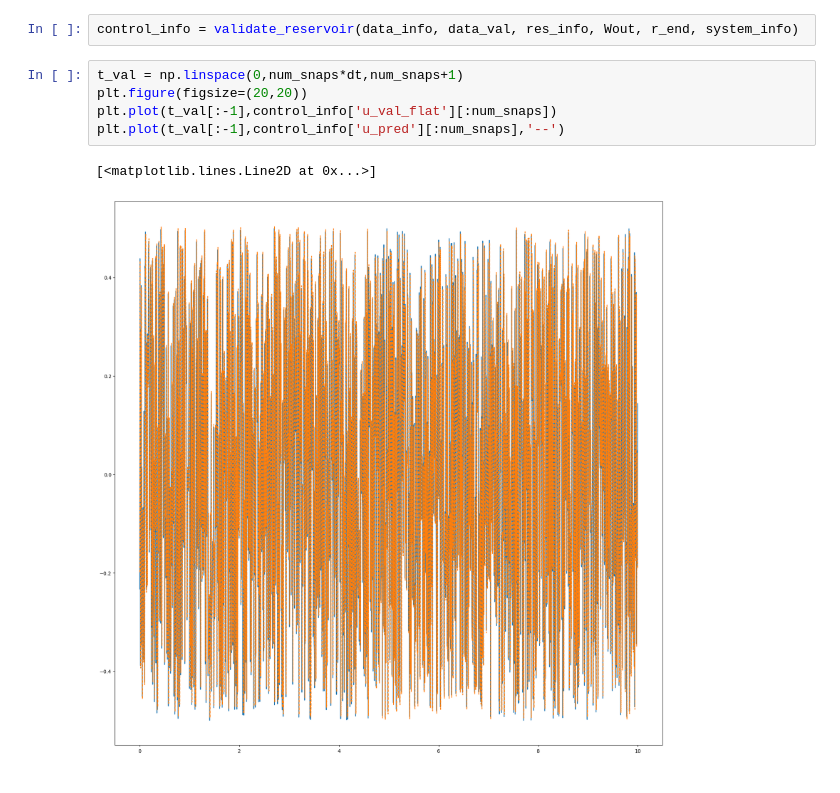
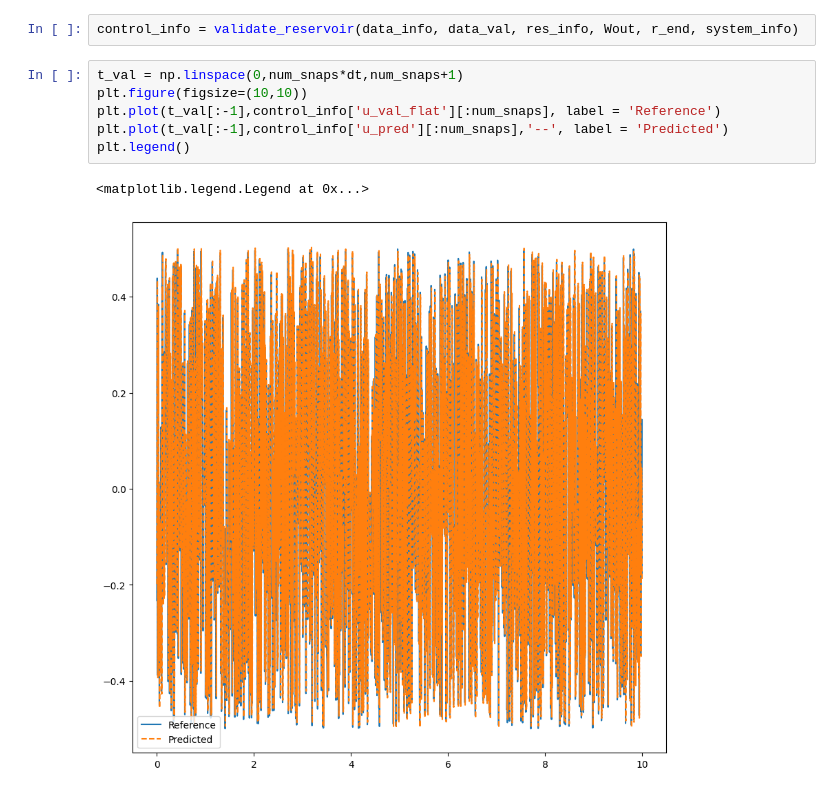
Before and after one commit to Rajpal9/Adaptive-koopman, a Jupyter notebook: resorviour_computing_main.ipynb, the cells around one changed output. Cells and saved outputs as stored; diff of their text form.

```diff
--- a/resorviour_computing_main.ipynb
+++ b/resorviour_computing_main.ipynb
@@ -189,9 +189,10 @@ if train:
 control_info = validate_reservoir(data_info, data_val, res_info, Wout, r_end, system_info)
 # %%
 t_val = np.linspace(0,num_snaps*dt,num_snaps+1)
-plt.figure(figsize=(20,20))
-plt.plot(t_val[:-1],control_info['u_val_flat'][:num_snaps])
-plt.plot(t_val[:-1],control_info['u_pred'][:num_snaps],'--')
+plt.figure(figsize=(10,10))
+plt.plot(t_val[:-1],control_info['u_val_flat'][:num_snaps], label = 'Reference')
+plt.plot(t_val[:-1],control_info['u_pred'][:num_snaps],'--', label = 'Predicted')
+plt.legend()
 # %% [output]
-[<matplotlib.lines.Line2D at 0x...>]
+<matplotlib.legend.Legend at 0x...>
-[figure, old version]
+[figure, new version]
```
Also changed, not shown: 4 other files.
